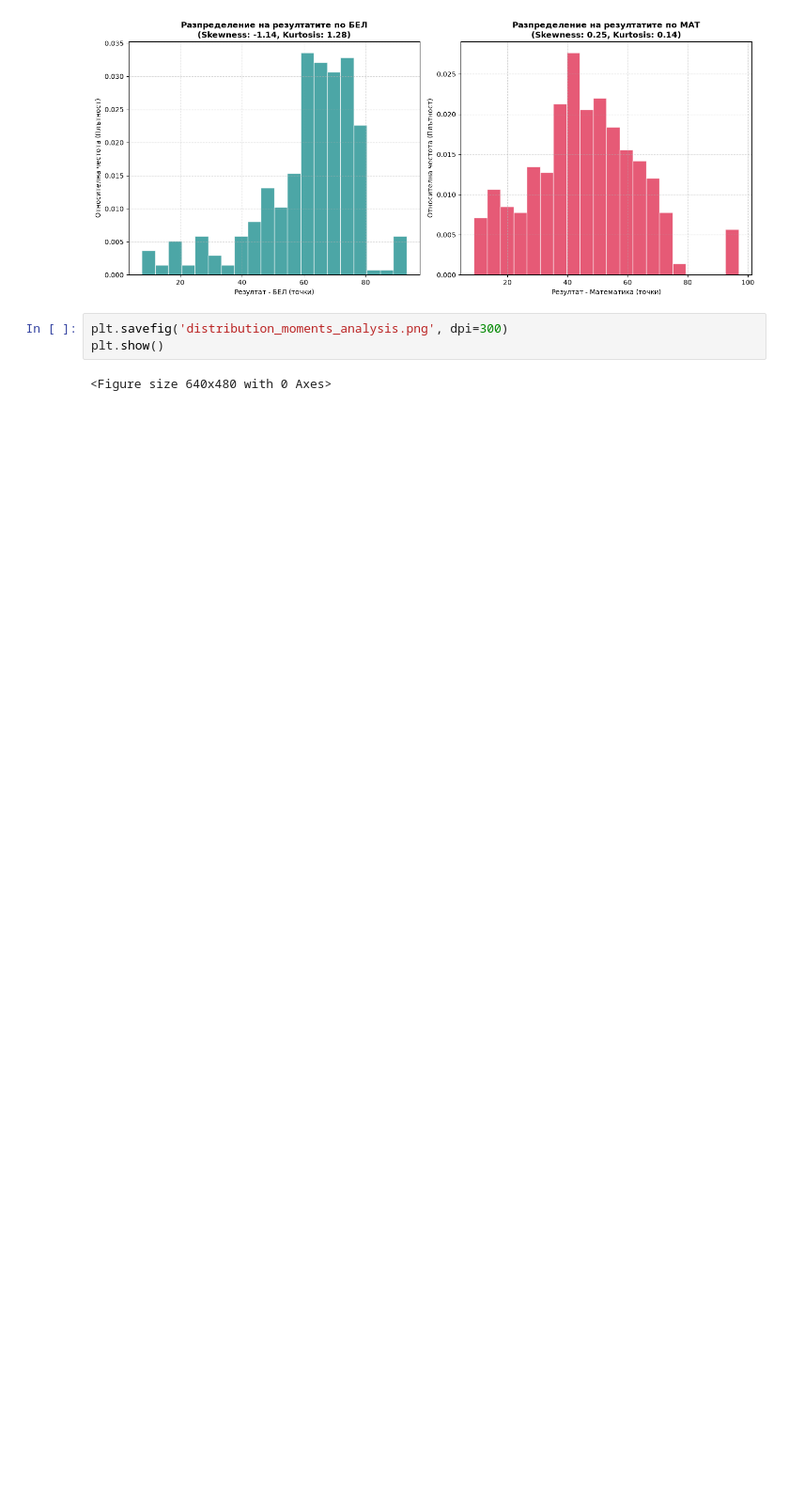
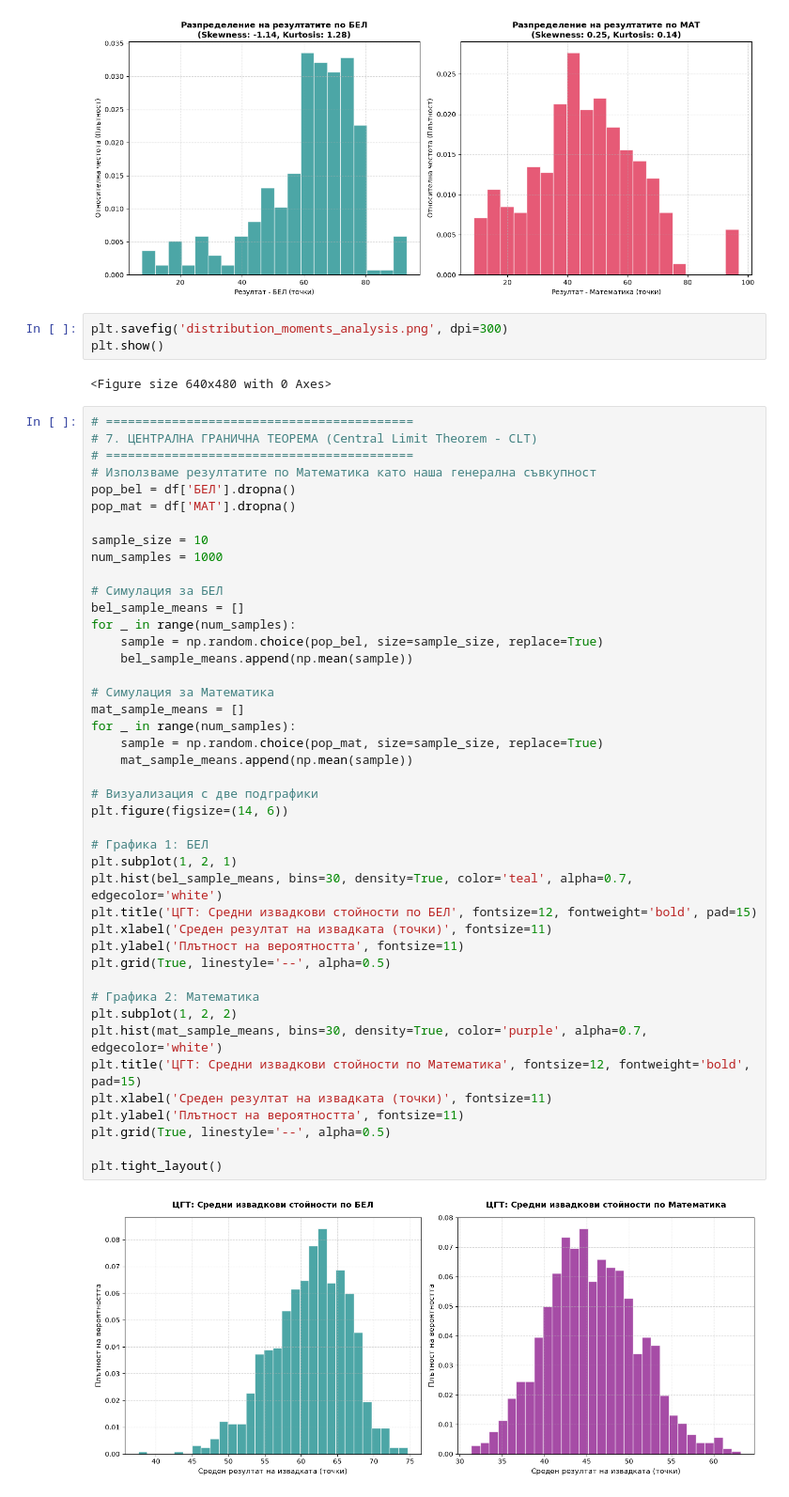
Before and after one commit to MariaDimitrova29/Math-concepts-Exam-project, a Jupyter notebook: varna_schools_analysis.ipynb, the cells around one changed output. Shown at 94% size. Saved outputs shown, nothing was run; the diff lists cells and outputs as text; blank space fills up the shorter version.

Commit message:
Adding central limit theorem

```diff
--- a/varna_schools_analysis.ipynb
+++ b/varna_schools_analysis.ipynb
@@ -284,3 +284,48 @@ plt.savefig('distribution_moments_analysis.png', dpi=300)
 plt.show()
 # %% [output]
 <Figure size 640x480 with 0 Axes>
+# %%
+# ==========================================
+# 7. ЦЕНТРАЛНА ГРАНИЧНА ТЕОРЕМА (Central Limit Theorem - CLT)
+# ==========================================
+# Използваме резултатите по Математика като наша генерална съвкупност
+pop_bel = df['БЕЛ'].dropna()
+pop_mat = df['МАТ'].dropna()
+
+sample_size = 10
+num_samples = 1000
+
+# Симулация за БЕЛ
+bel_sample_means = []
+for _ in range(num_samples):
+    sample = np.random.choice(pop_bel, size=sample_size, replace=True)
+    bel_sample_means.append(np.mean(sample))
+
+# Симулация за Математика
+mat_sample_means = []
+for _ in range(num_samples):
+    sample = np.random.choice(pop_mat, size=sample_size, replace=True)
+    mat_sample_means.append(np.mean(sample))
+
+# Визуализация с две подграфики
+plt.figure(figsize=(14, 6))
+
+# Графика 1: БЕЛ
+plt.subplot(1, 2, 1)
+plt.hist(bel_sample_means, bins=30, density=True, color='teal', alpha=0.7, edgecolor='white')
+plt.title('ЦГТ: Средни извадкови стойности по БЕЛ', fontsize=12, fontweight='bold', pad=15)
+plt.xlabel('Среден резултат на извадката (точки)', fontsize=11)
+plt.ylabel('Плътност на вероятността', fontsize=11)
+plt.grid(True, linestyle='--', alpha=0.5)
+
+# Графика 2: Математика
+plt.subplot(1, 2, 2)
+plt.hist(mat_sample_means, bins=30, density=True, color='purple', alpha=0.7, edgecolor='white')
+plt.title('ЦГТ: Средни извадкови стойности по Математика', fontsize=12, fontweight='bold', pad=15)
+plt.xlabel('Среден резултат на извадката (точки)', fontsize=11)
+plt.ylabel('Плътност на вероятността', fontsize=11)
+plt.grid(True, linestyle='--', alpha=0.5)
+
+plt.tight_layout()
+# %% [output]
+[figure, added]
```
Also changed, not shown: parts of 1 cell of this notebook, 1 other file.
